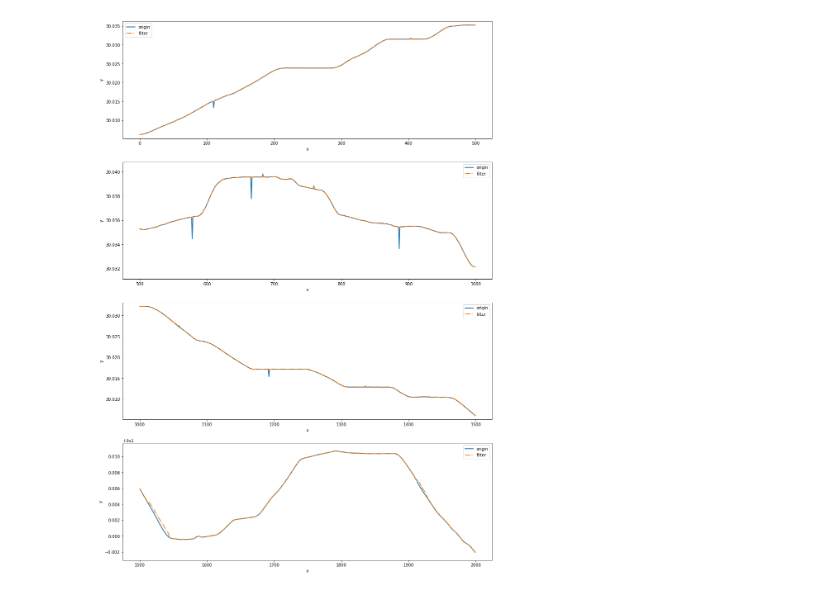
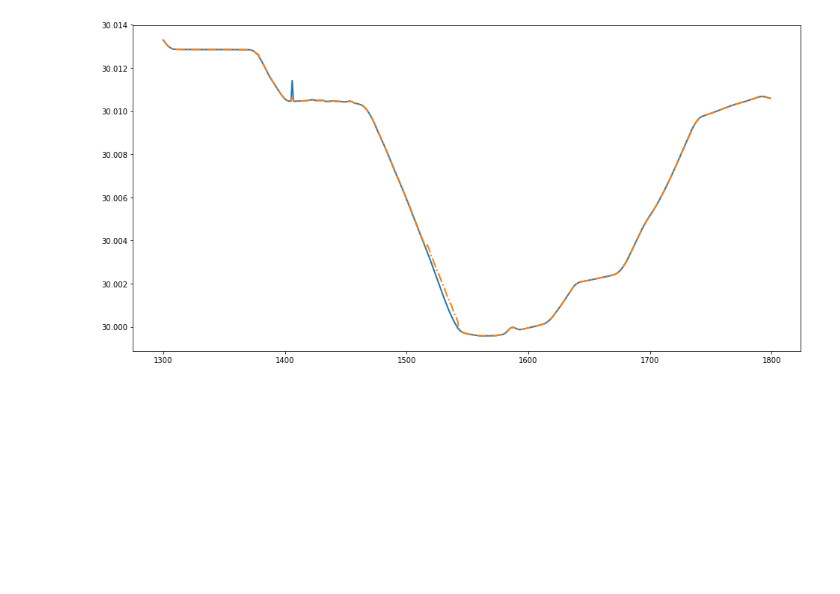
Before and after one commit to icongtai/gps_particle_filter, a Jupyter notebook: particle_filter_position.ipynb, the cells around one changed output. Cells and saved outputs as stored; diff of their text form; code cells hidden in the pictures; blank space fills up the shorter version.

```diff
--- a/particle_filter_position.ipynb
+++ b/particle_filter_position.ipynb
@@ -34,6 +34,7 @@ def particle_filter_lat(lat):
     x_out = [x]  # 测量值
     x_est = x # 单步的particle filters估计值
     x_est_out = [x_est/100000] # particle filters估计值list
+    cnt = 0
     for t in range(1, T):
         P_w = []
         x_P_update = []
@@ -66,23 +67,29 @@ def particle_filter_lat(lat):
             # Save data in arrays for later plotting
             if np.abs(x-x_est) <= 30:
                 x_est = 0.8*x + 0.2*x_est
+            else:
+                cnt = cnt + 1
             x_est=x_est/100000
             x_est_out.append(x_est)
-    return(x_est_out)
+    return x_est_out,cnt/len(lat)
 # %%
 import matplotlib.pyplot as plt
 t = [i for i in range(len(lat))]
-x_est_out = particle_filter_lat(lat)
-plt.figure(figsize=(16,24), facecolor = "white")
-for i in range(4):
-    plt.subplot(411+i)
-    start=i*500
-    plt.plot(t[start:start+500], lat[start:start+500], linestyle="-", linewidth=2, label='origin')
-    plt.plot(t[start:start+500], x_est_out[start:start+500], linestyle="-.", linewidth=2, label='filter')
-    plt.xlabel("x")
-    plt.ylabel("y")
-    plt.ylim(min(lat[start:start+500])-0.001, max(lat[start:start+500])+0.001)
-    plt.legend()
+x_est_out,_ = particle_filter_lat(lat)
+plt.figure(figsize=(16,8), facecolor = "white")
+# for i in range(4):
+#     plt.subplot(411+i)
+#     start=i*500
+#     plt.plot(t[start:start+500], lat[start:start+500], linestyle="-", linewidth=2, label='origin')
+#     plt.plot(t[start:start+500], x_est_out[start:start+500], linestyle="-.", linewidth=2, label='filter')
+#     plt.xlabel("x")
+#     plt.ylabel("y")
+#     plt.ylim(min(lat[start:start+500])-0.001, max(lat[start:start+500])+0.001)
+#     plt.legend()
+# plt.show()
+start=1300
+plt.plot(t[start:start+500], lat[start:start+500], linestyle="-", linewidth=2, label='origin')
+plt.plot(t[start:start+500], x_est_out[start:start+500], linestyle="-.", linewidth=2, label='filter')
 plt.show()
 # %% [output]
-[figure, old version]
+[figure, new version]
```
Also changed, not shown: 3 other files.
